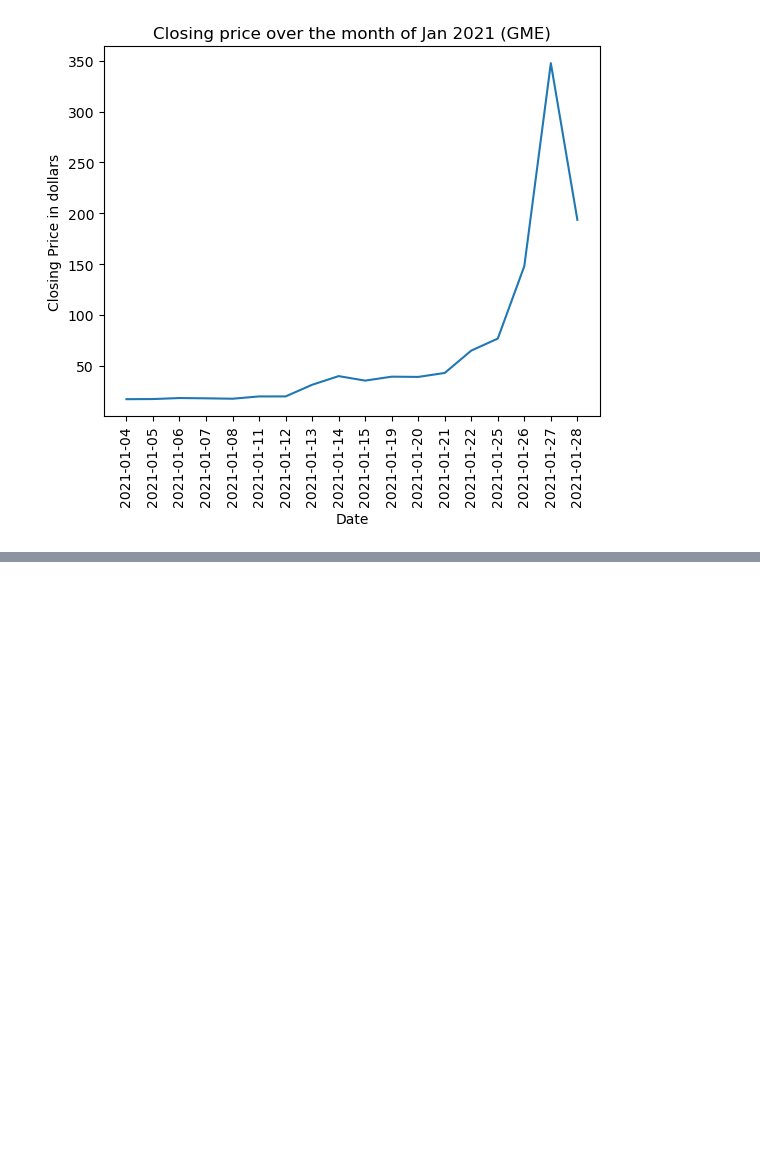
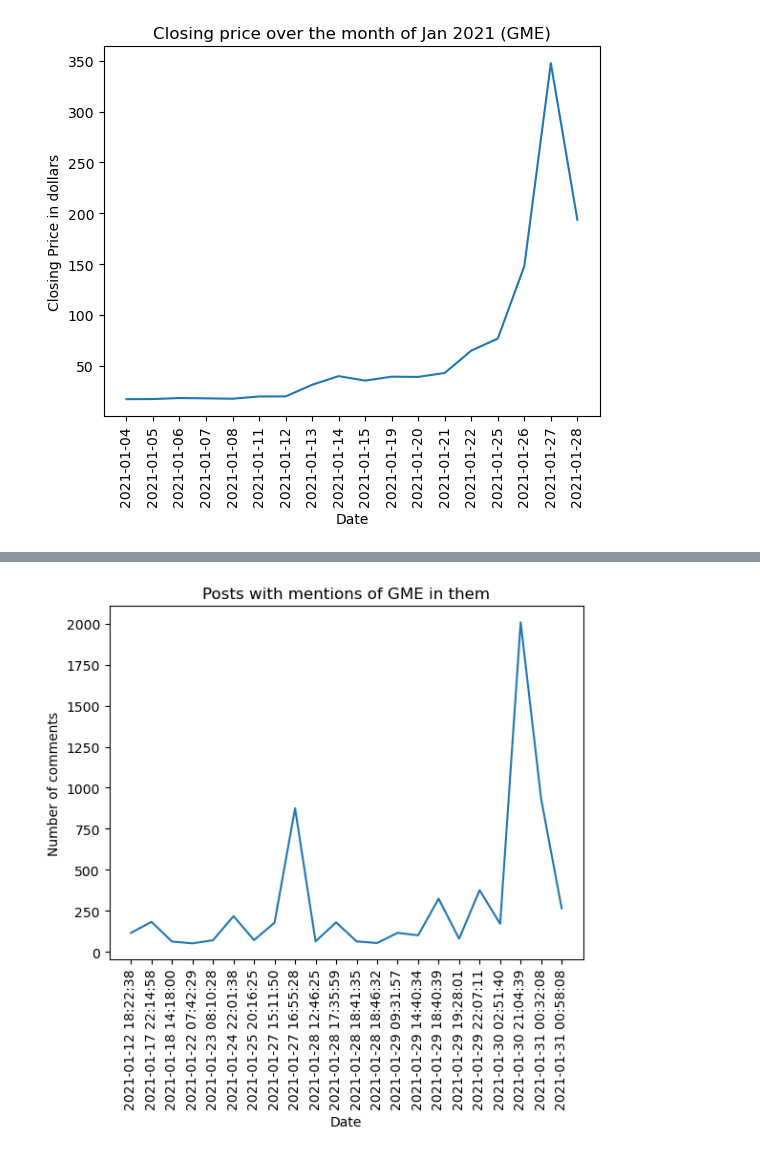
Before and after one commit to jithu-ann/Project_1, a Jupyter notebook: reddit_analysis.ipynb, the cells around one changed output, grey strips where cells are left out. Cells and saved outputs as stored; diff of their text form; code cells hidden in the pictures; blank space fills up the shorter version.

```diff
--- a/reddit_analysis.ipynb
+++ b/reddit_analysis.ipynb
@@ -134,2 +174,14 @@ plt.show()
 # %%
+#filter out only only january posts
 jan2021_reddit = reddit_clean_df[reddit_clean_df['created'].str.contains('2021-01', na = False)].sort_values(by='created')
+#Plot the posts with only mentions of gme that has over 50 comments
+reddit_gme  = jan2021_reddit[jan2021_reddit['title'].str.contains('gme', na = False)].sort_values(by='created')
+comments = reddit_gme.loc[reddit_gme['num_comments']>50]
+comment_plot =plt.plot(comments['created'], comments['num_comments'])
+plt.xticks(rotation="vertical")
+plt.xlabel('Date')
+plt.ylabel('Number of comments')
+plt.title('Posts with mentions of GME in them')
+plt.show()
+# %% [output]
+[figure, added]
```
Also changed, not shown: parts of 6 cells of this notebook.
